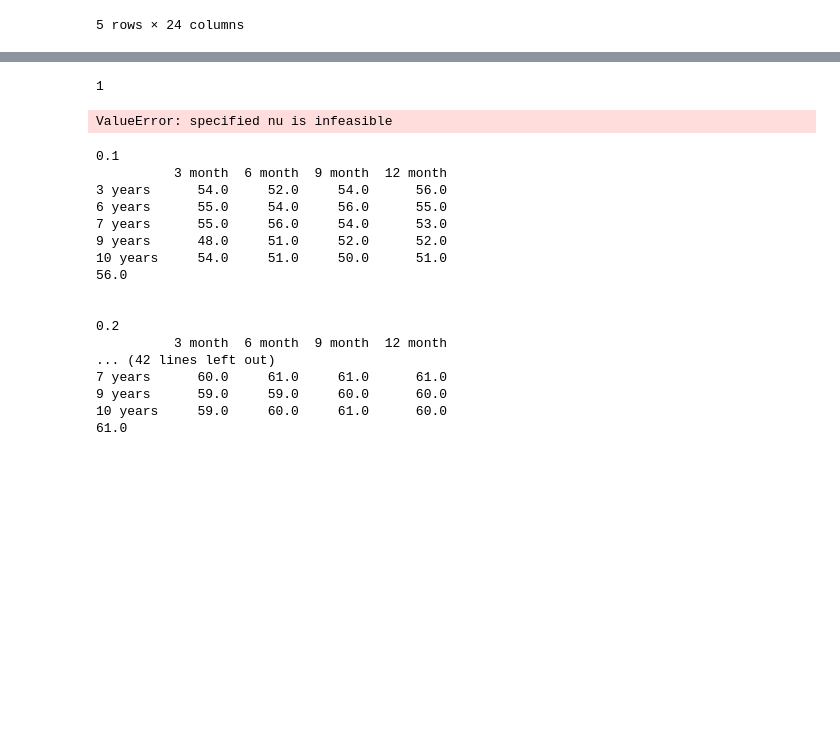
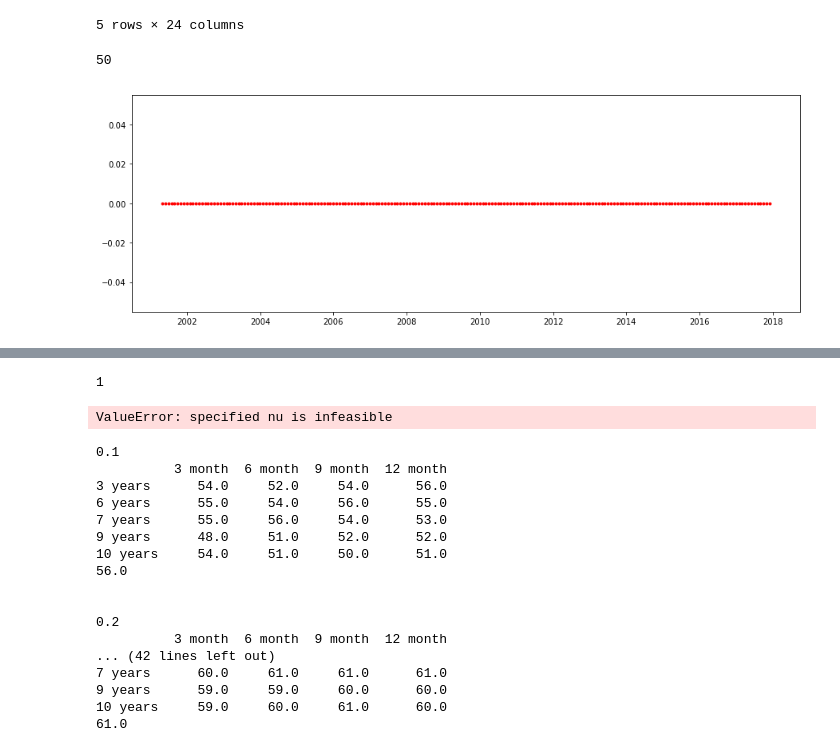
Before and after one commit to wipadawanna/Sector-Analysis, a Jupyter notebook: Luke_working_space/rolling_and_add_svm.ipynb, the cells around one changed output, grey strips where cells are left out. Saved outputs shown, nothing was run; the diff lists cells and outputs as text; code cells hidden in the pictures; blank space fills up the shorter version.

```diff
--- a/Luke_working_space/rolling_and_add_svm.ipynb
+++ b/Luke_working_space/rolling_and_add_svm.ipynb
@@ -53,0 +65,26 @@ pc_ratio = read_bl_file(dir_str+'fin_ind_data.xlsx',3)
+# %%
+len(last_price.columns)
+# %% [output]
+50
+# %%
+asset_returns = return_function(last_price)
+# %%
+assets_momentum = momengum_calculation(asset_returns).dropna()
+# %%
+market_weights = mkt_cap.div(mkt_cap.apply(np.sum,1),axis = 0).loc[:,last_price.columns]
+# %%
+equal_weight_momentum = pd.DataFrame(assets_momentum.apply(np.mean,1),columns = ['eqaul_weight_momentum'])
+market_cap_weight_momentum = assets_momentum.multiply(market_weights)
+market_cap_weight_momentum = pd.DataFrame(market_cap_weight_momentum.apply(np.mean,1),columns = ['market_cap_weight_momentum']).dropna()
+
+equal_weight_momentum = equal_weight_momentum.resample("M").last()
+market_cap_weight_momentum = market_cap_weight_momentum.resample("M").last()
+
+equal_weight_momentum = equal_weight_momentum.fillna(method='backfill')
+market_cap_weight_momentum = market_cap_weight_momentum.fillna(method='backfill')
+# %%
+plt.figure(figsize = (15,5))
+plt.plot(market_cap_weight_momentum.index,np.repeat(0,len(market_cap_weight_momentum.index)),'r.')
+plt.show()
+# %% [output]
+[figure, added]
```
Also changed, not shown: parts of 6 cells of this notebook, 5 other files.
